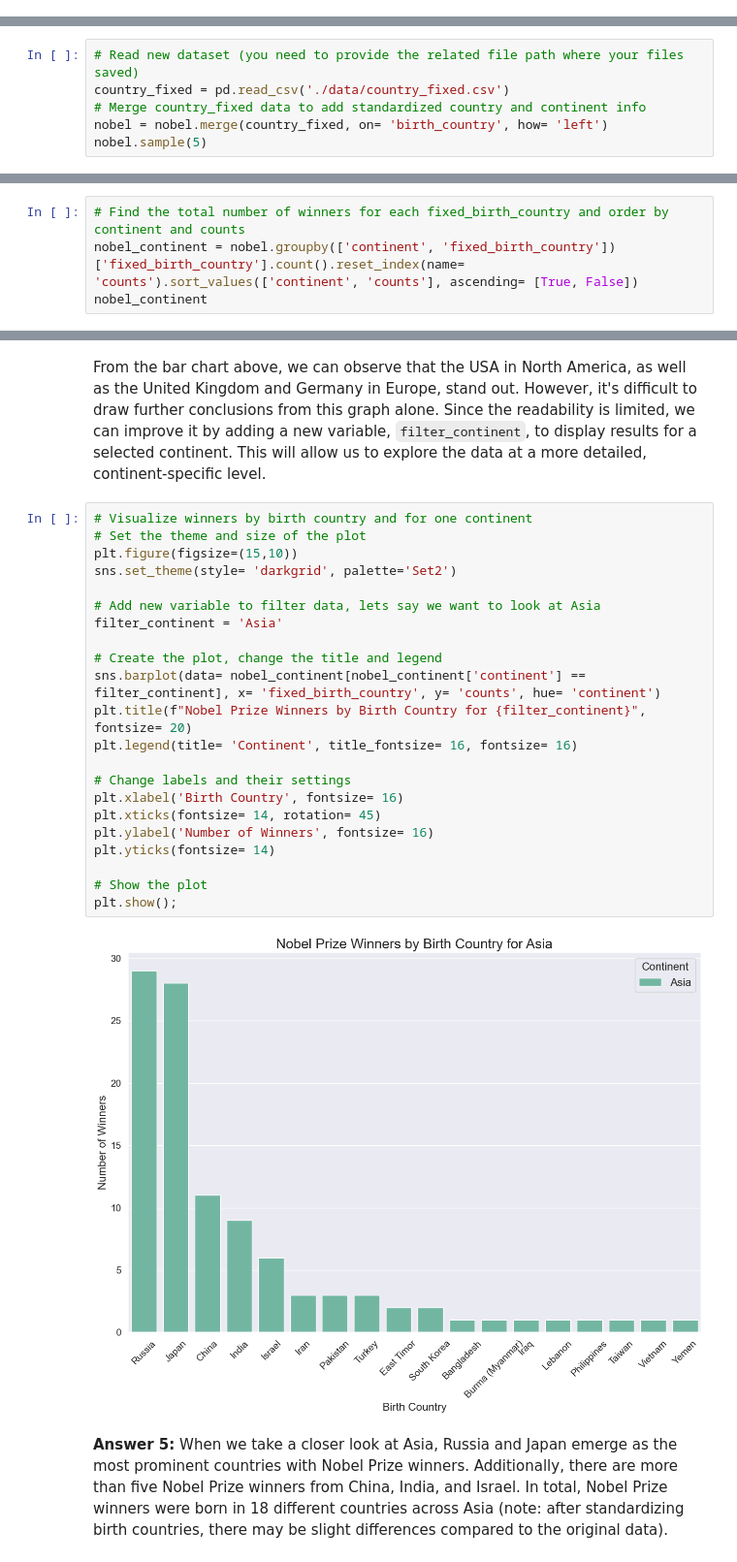
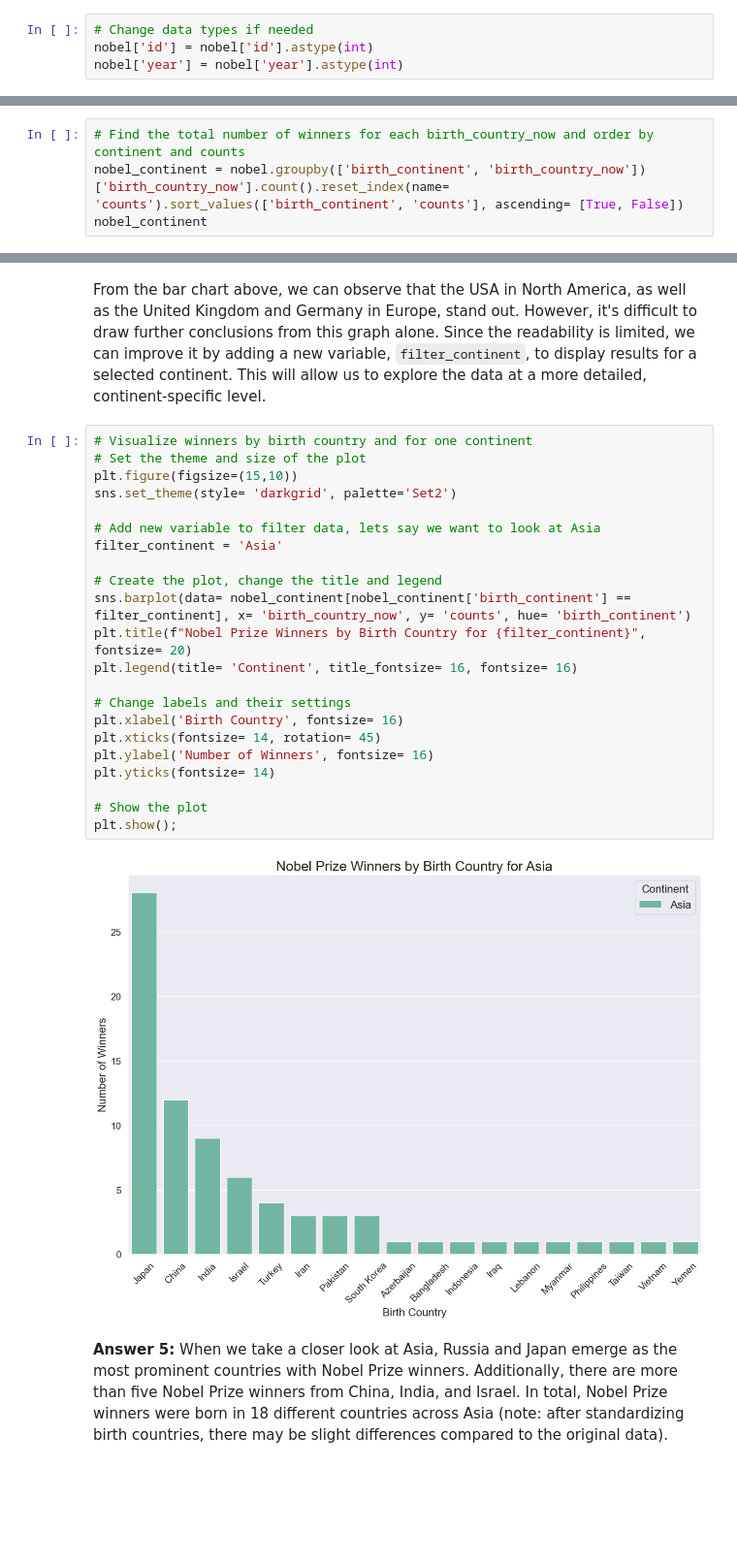
Before and after one commit to handebasaka/visualizing-the-history-of-nobel-prize-winners, a Jupyter notebook: visualizing-the-history-of-nobel-prize-winners.ipynb, the cells around one changed output, grey strips where cells are left out. Shown at 97% size. Cells and saved outputs as stored; diff of their text form; blank space fills up the shorter version.

```diff
--- a/visualizing-the-history-of-nobel-prize-winners.ipynb
+++ b/visualizing-the-history-of-nobel-prize-winners.ipynb
@@ -67,3 +144,7 @@ memory usage: 140.8+ KB
+# %%
+# Change data types if needed
+nobel['id'] = nobel['id'].astype(int)
+nobel['year'] = nobel['year'].astype(int)
 # %% [markdown]
 ### 1. Who was the first woman to receive a Nobel Prize, and in which category?
 # %%
@@ -230,6 +290,0 @@ To use the new dataset, all we need to do is merging two datasets.
-# %%
-# Read new dataset (you need to provide the related file path where your files saved)
-country_fixed = pd.read_csv('./data/country_fixed.csv')
-# Merge country_fixed data to add standardized country and continent info
-nobel = nobel.merge(country_fixed, on= 'birth_country', how= 'left')
-nobel.sample(5)
@@ -244,5 +291,5 @@ nobel.sample(5)
 # %%
-# Find the total number of winners for each fixed_birth_country and order by continent and counts
-nobel_continent = nobel.groupby(['continent', 'fixed_birth_country'])['fixed_birth_country'].count().reset_index(name= 'counts').sort_values(['continent', 'counts'], ascending= [True, False])
+# Find the total number of winners for each birth_country_now and order by continent and counts
+nobel_continent = nobel.groupby(['birth_continent', 'birth_country_now'])['birth_country_now'].count().reset_index(name= 'counts').sort_values(['birth_continent', 'counts'], ascending= [True, False])
 nobel_continent
 # %% [output]
@@ -285,27 +332,27 @@ From the bar chart above, we can observe that the USA in North America, as well
 # %%
 # Visualize winners by birth country and for one continent
 # Set the theme and size of the plot
 plt.figure(figsize=(15,10))
 sns.set_theme(style= 'darkgrid', palette='Set2')
 
 # Add new variable to filter data, lets say we want to look at Asia
 filter_continent = 'Asia'
 
 # Create the plot, change the title and legend
-sns.barplot(data= nobel_continent[nobel_continent['continent'] == filter_continent], x= 'fixed_birth_country', y= 'counts', hue= 'continent')
+sns.barplot(data= nobel_continent[nobel_continent['birth_continent'] == filter_continent], x= 'birth_country_now', y= 'counts', hue= 'birth_continent')
 plt.title(f"Nobel Prize Winners by Birth Country for {filter_continent}", fontsize= 20)
 plt.legend(title= 'Continent', title_fontsize= 16, fontsize= 16)
 
 # Change labels and their settings
 plt.xlabel('Birth Country', fontsize= 16)
 plt.xticks(fontsize= 14, rotation= 45)
 plt.ylabel('Number of Winners', fontsize= 16)
 plt.yticks(fontsize= 14)
 
 # Show the plot
 plt.show();
 # %% [output]
-[figure, old version]
+[figure, new version]
 # %% [markdown]
 **Answer 5:** When we take a closer look at Asia, Russia and Japan emerge as the most prominent countries with Nobel Prize winners. Additionally, there are more than five Nobel Prize winners from China, India, and Israel. In total, Nobel Prize winners were born in 18 different countries across Asia (note: after standardizing birth countries, there may be slight differences compared to the original data).
 # %% [markdown]
```
Also changed, not shown: parts of 21 cells of this notebook, 2 other files.
